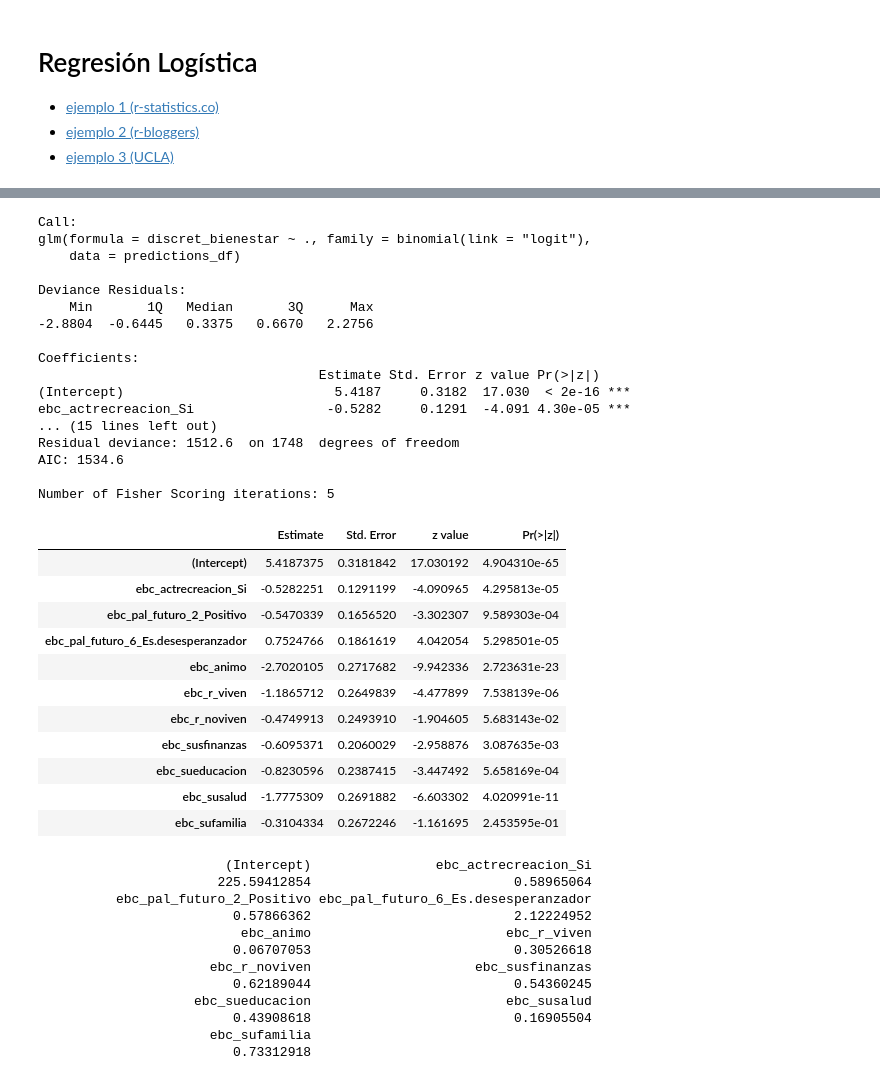
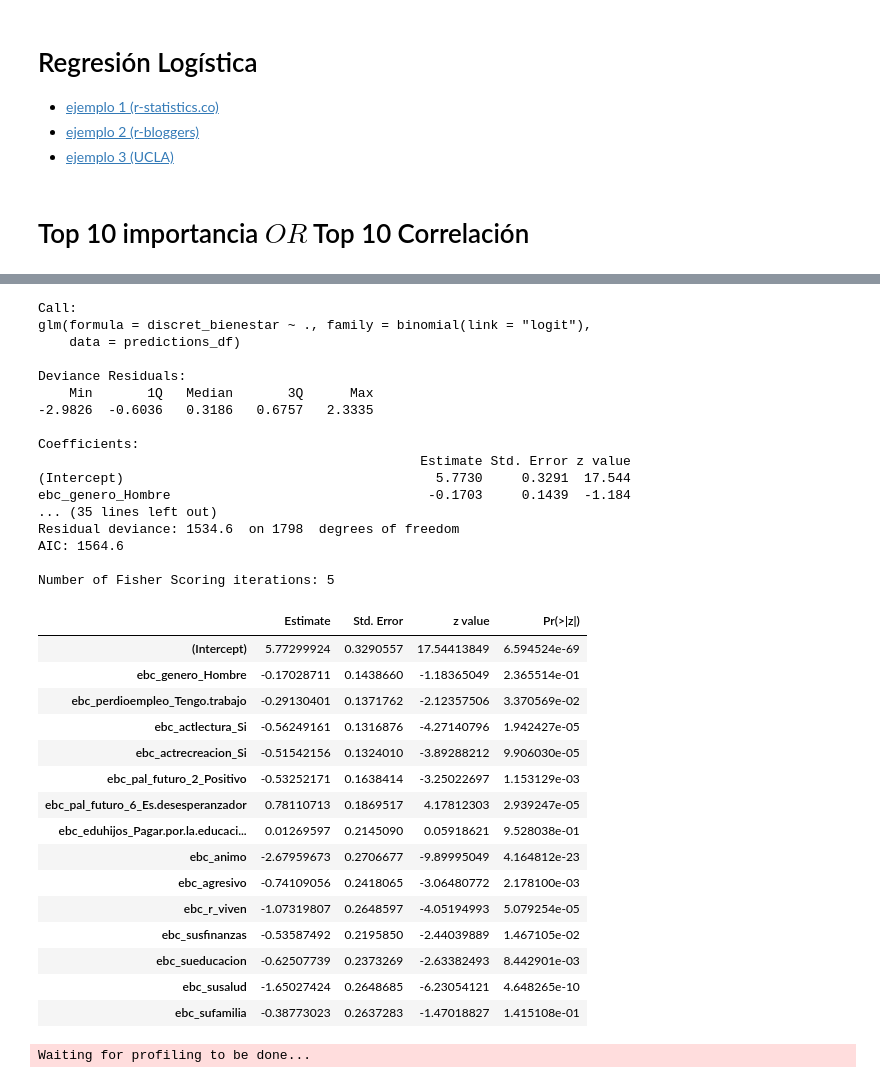
Before and after one commit to Yagwar/Proyectos, a Jupyter notebook: 4_1_2 Regresiones_informativas (R).ipynb, the cells around one changed output, grey strips where cells are left out. Cells and saved outputs as stored; diff of their text form; code cells hidden in the pictures.

```diff
--- a/4_1_2 Regresiones_informativas (R).ipynb
+++ b/4_1_2 Regresiones_informativas (R).ipynb
@@ -43,21 +43,28 @@ corr_inf_dist=read.csv("variables_correlaciones_informativas.csv", stringsAsFact
 # model <- glm(discret_bienestar ~.,family=binomial(link='logit'),data=predictions_df)
 # model <- glm(discret_HADS ~.,family=binomial(link='logit'),data=predictions_df)
 # model <- glm(flag_discret ~.,family=binomial(link='logit'),data=predictions_df)
+# %% [markdown]
+# Top 10 importancia $OR$ Top 10 Correlación
 # %%
 pred_name="discret_bienestar"
 
 n_preds=10
-preds_columns=row.names(corr_inf_dist)[order(corr_inf_dist[paste(pred_name,"_dist",sep="")],decreasing=TRUE)[1:n_preds]] # top distancias
+preds_columns_import=row.names(corr_inf_dist)[order(corr_inf_dist[paste(pred_name,"_importance_mean",sep="")],decreasing=TRUE)[1:n_preds]] # top importancia
+preds_columns_correl=row.names(corr_inf_dist)[order(corr_inf_dist[pred_name],decreasing=TRUE)[1:n_preds]] # Top correlación
+preds_columns=unique(c(preds_columns_import,preds_columns_correl,pred_name))
 
-preds_columns=c(preds_columns,pred_name)
 preds_columns=gsub(" ", ".",preds_columns)
+preds_columns=gsub(",", ".",preds_columns)
+preds_columns=gsub("-", ".",preds_columns)
+
 print(preds_columns)
 
 predictions_df=datos_norm[,colnames(datos_norm)%in%preds_columns]
+# colnames(predictions_df)
+# predictions_df[pred_name]=1-predictions_df[pred_name]# Invertir variable criterio
 
-model <- glm(discret_bienestar ~.,family=binomial(link='logit'),data=predictions_df)
-
-summary(model)
-summary(model)$coefficients
-exp(coef(model))
+model_1 <- glm(discret_bienestar ~.,family=binomial(link='logit'),data=predictions_df)
+summary(model_1)
+summary(model_1)$coefficients
+exp(cbind(OR = coef(model_1), confint(model_1)))
 # %% [output]
@@ -70,41 +86,34 @@ exp(coef(model))
 Call:
 glm(formula = discret_bienestar ~ ., family = binomial(link = "logit"),
     data = predictions_df)
 
 Deviance Residuals:
     Min       1Q   Median       3Q      Max
--2.8804  -0.6445   0.3375   0.6670   2.2756
+-2.9826  -0.6036   0.3186   0.6757   2.3335
 
 Coefficients:
-                                    Estimate Std. Error z value Pr(>|z|)
-(Intercept)                           5.4187     0.3182  17.030  < 2e-16 ***
-ebc_actrecreacion_Si                 -0.5282     0.1291  -4.091 4.30e-05 ***
-... (15 lines left out)
-Residual deviance: 1512.6  on 1748  degrees of freedom
-AIC: 1534.6
+                                                 Estimate Std. Error z value
+(Intercept)                                        5.7730     0.3291  17.544
+ebc_genero_Hombre                                 -0.1703     0.1439  -1.184
+... (35 lines left out)
+Residual deviance: 1534.6  on 1798  degrees of freedom
+AIC: 1564.6
 
 Number of Fisher Scoring iterations: 5
 |  | Estimate | Std. Error | z value | Pr(>|z|) |
-| (Intercept) | 5.4187375 | 0.3181842 | 17.030192 | 4.904310e-65 |
-| ebc_actrecreacion_Si | -0.5282251 | 0.1291199 | -4.090965 | 4.295813e-05 |
-| ebc_pal_futuro_2_Positivo | -0.5470339 | 0.1656520 | -3.302307 | 9.589303e-04 |
-| ebc_pal_futuro_6_Es.desesperanzador | 0.7524766 | 0.1861619 | 4.042054 | 5.298501e-05 |
-| ebc_animo | -2.7020105 | 0.2717682 | -9.942336 | 2.723631e-23 |
-| ebc_r_viven | -1.1865712 | 0.2649839 | -4.477899 | 7.538139e-06 |
-| ebc_r_noviven | -0.4749913 | 0.2493910 | -1.904605 | 5.683143e-02 |
-| ebc_susfinanzas | -0.6095371 | 0.2060029 | -2.958876 | 3.087635e-03 |
-| ebc_sueducacion | -0.8230596 | 0.2387415 | -3.447492 | 5.658169e-04 |
-| ebc_susalud | -1.7775309 | 0.2691882 | -6.603302 | 4.020991e-11 |
-| ebc_sufamilia | -0.3104334 | 0.2672246 | -1.161695 | 2.453595e-01 |
+| (Intercept) | 5.77299924 | 0.3290557 | 17.54413849 | 6.594524e-69 |
+| ebc_genero_Hombre | -0.17028711 | 0.1438660 | -1.18365049 | 2.365514e-01 |
+| ebc_perdioempleo_Tengo.trabajo | -0.29130401 | 0.1371762 | -2.12357506 | 3.370569e-02 |
+| ebc_actlectura_Si | -0.56249161 | 0.1316876 | -4.27140796 | 1.942427e-05 |
+| ebc_actrecreacion_Si | -0.51542156 | 0.1324010 | -3.89288212 | 9.906030e-05 |
+| ebc_pal_futuro_2_Positivo | -0.53252171 | 0.1638414 | -3.25022697 | 1.153129e-03 |
+| ebc_pal_futuro_6_Es.desesperanzador | 0.78110713 | 0.1869517 | 4.17812303 | 2.939247e-05 |
+| ebc_eduhijos_Pagar.por.la.educaci... | 0.01269597 | 0.2145090 | 0.05918621 | 9.528038e-01 |
+| ebc_animo | -2.67959673 | 0.2706677 | -9.89995049 | 4.164812e-23 |
+| ebc_agresivo | -0.74109056 | 0.2418065 | -3.06480772 | 2.178100e-03 |
+| ebc_r_viven | -1.07319807 | 0.2648597 | -4.05194993 | 5.079254e-05 |
+| ebc_susfinanzas | -0.53587492 | 0.2195850 | -2.44039889 | 1.467105e-02 |
+| ebc_sueducacion | -0.62507739 | 0.2373269 | -2.63382493 | 8.442901e-03 |
+| ebc_susalud | -1.65027424 | 0.2648685 | -6.23054121 | 4.648265e-10 |
+| ebc_sufamilia | -0.38773023 | 0.2637283 | -1.47018827 | 1.415108e-01 |
-                        (Intercept)                ebc_actrecreacion_Si
-                       225.59412854                          0.58965064
-          ebc_pal_futuro_2_Positivo ebc_pal_futuro_6_Es.desesperanzador
-                         0.57866362                          2.12224952
-                          ebc_animo                         ebc_r_viven
-                         0.06707053                          0.30526618
-                      ebc_r_noviven                     ebc_susfinanzas
-                         0.62189044                          0.54360245
-                    ebc_sueducacion                         ebc_susalud
-                         0.43908618                          0.16905504
-                      ebc_sufamilia
-                         0.73312918
+Waiting for profiling to be done...
```
Also changed, not shown: parts of 6 cells of this notebook.
